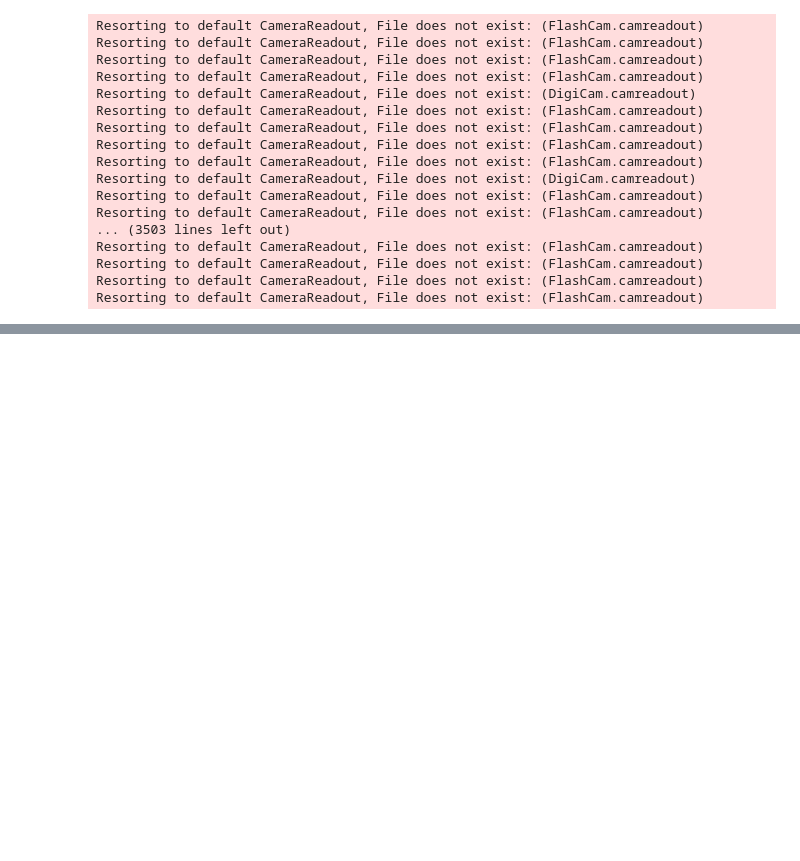
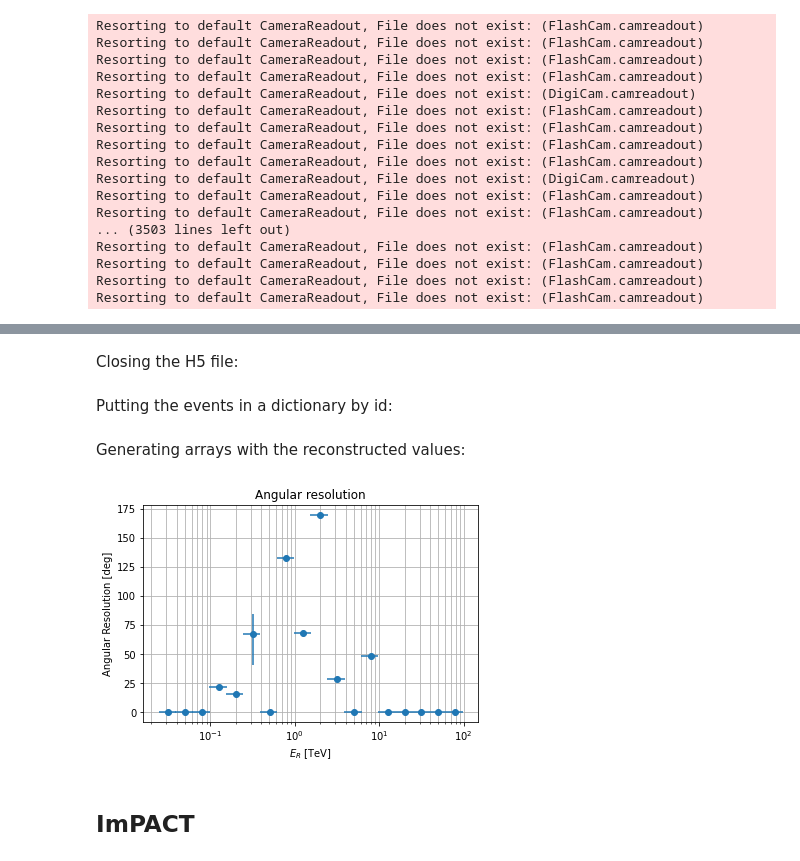
Before and after one commit to sborquez/gerumo, a Jupyter notebook: notebooks/baseline.ipynb, the cells around one changed output, grey strips where cells are left out. Cells and saved outputs as stored; diff of their text form; code cells hidden in the pictures; blank space fills up the shorter version.

```diff
--- a/notebooks/baseline.ipynb
+++ b/notebooks/baseline.ipynb
@@ -525,2 +336,28 @@ KeyboardInterrupt:
+# %% [markdown]
+Closing the H5 file:
 # %%
 hdf5_file.close()
+# %% [markdown]
+Putting the events in a dictionary by id:
+# %%
+events = dict((event['event_unique_id'], event) for event in events_data)
+# %% [markdown]
+Generating arrays with the reconstructed values:
+# %%
+preds = reconstructions.items()
+reco_alt = np.array([pred['pred_alt'] for _, pred in preds])
+reco_az = np.array([pred['pred_az'] for _, pred in preds])
+
+alt = np.array([pred['alt'] for _, pred in preds])
+az = np.array([pred['alt'] for _, pred in preds])
+energy = np.array([events[event_id]['mc_energy'] for event_id, pred in preds])
+# %%
+import ctaplot
+import matplotlib.pyplot as plt
+
+ctaplot.plot_angular_resolution_per_energy(reco_alt, reco_az, alt, az, energy)
+plt.show()
+# %% [output]
+[figure, added]
+# %% [markdown]
+## ImPACT
```
Also changed, not shown: parts of 22 cells of this notebook.
